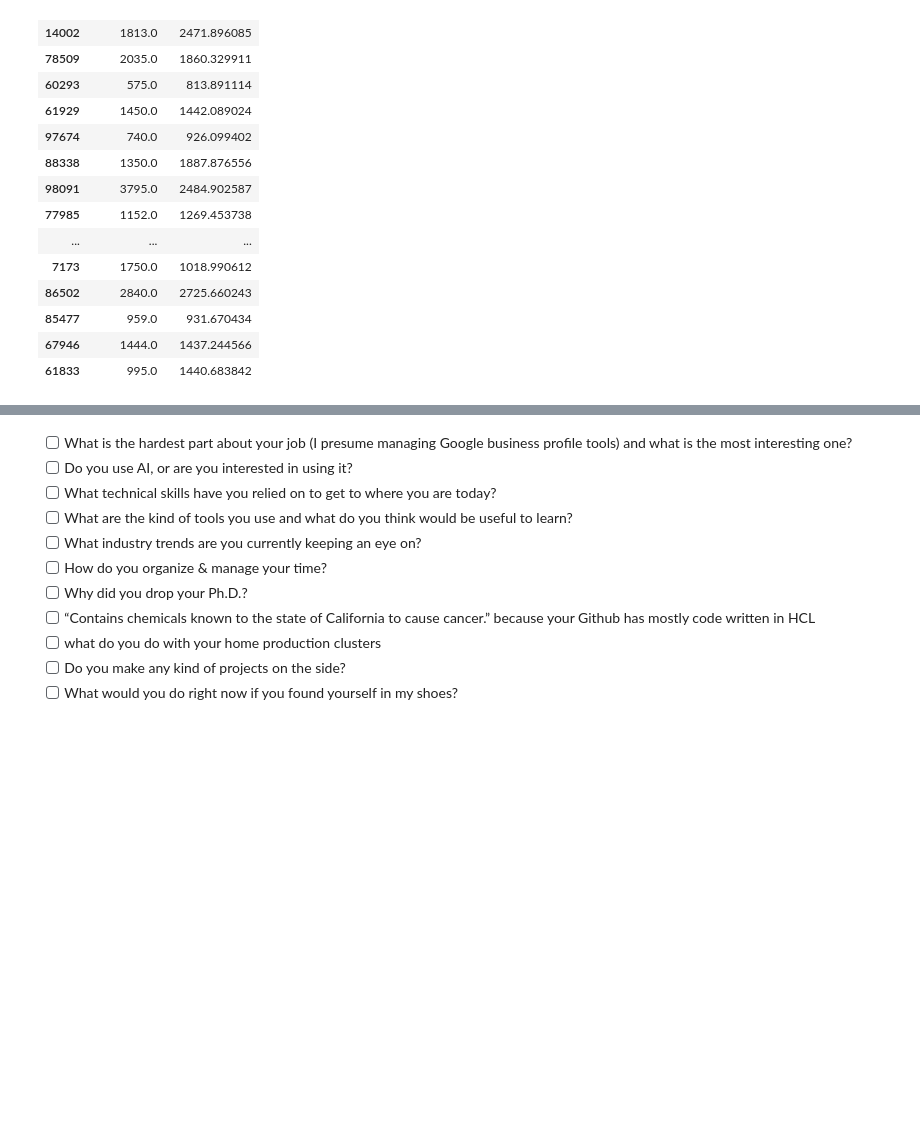
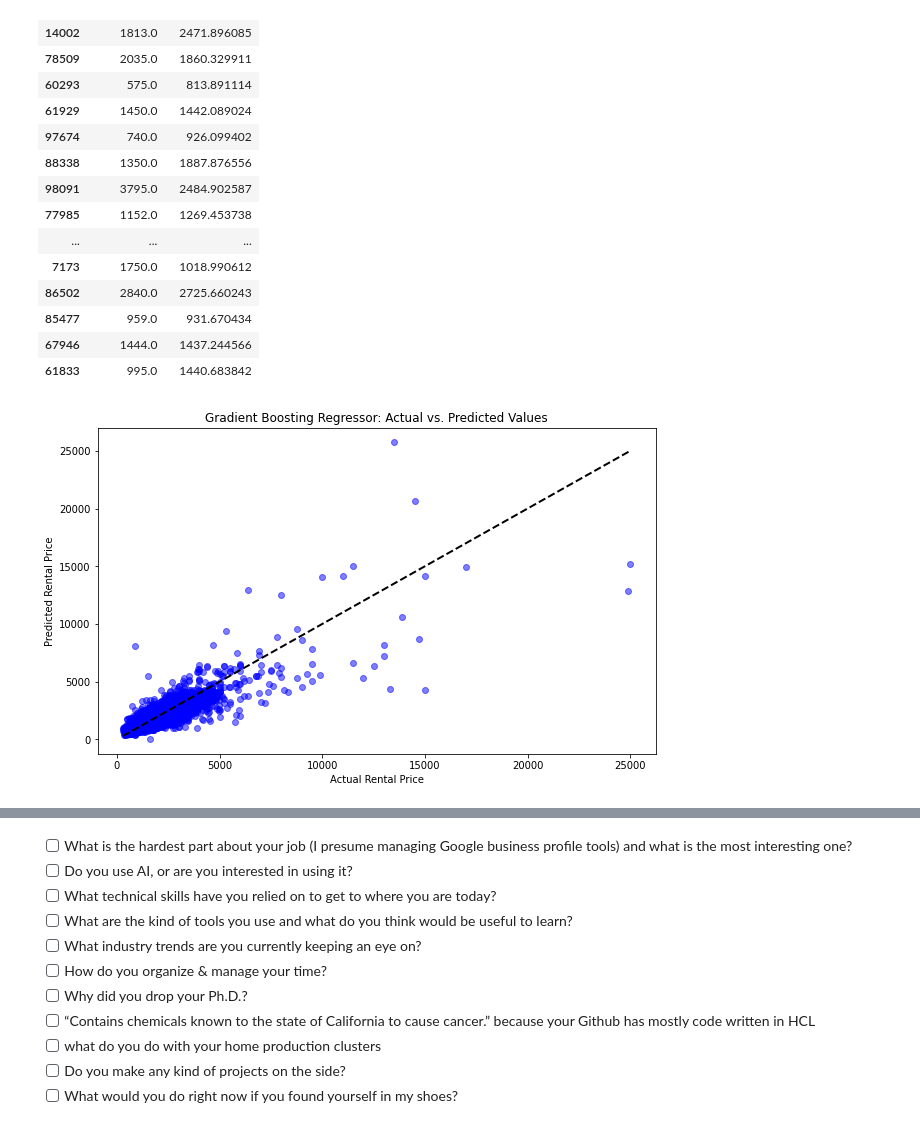
Before and after one commit to seyfal/ApartmentML, a Jupyter notebook: main.ipynb, the cells around one changed output, grey strips where cells are left out. Drawn from its saved outputs; the diff is of its cells as text; code cells hidden in the pictures; blank space fills up the shorter version.

Commit message:
Visualizations for GBR Model

```diff
--- a/main.ipynb
+++ b/main.ipynb
@@ -278,3 +280,15 @@ comparison_df.head(25)  # Display the first 25 comparisons
 | 85477 | 959.0 | 931.670434 |
 | 67946 | 1444.0 | 1437.244566 |
 | 61833 | 995.0 | 1440.683842 |
+# %%
+# Scatter plot
+plt.figure(figsize=(10, 6))
+plt.scatter(y_test, y_pred_gbr, color='blue', alpha=0.5)
+plt.plot([y_test.min(), y_test.max()], [y_test.min(),
+         y_test.max()], 'k--', lw=2)  # Diagonal line
+plt.xlabel('Actual Rental Price')
+plt.ylabel('Predicted Rental Price')
+plt.title('Gradient Boosting Regressor: Actual vs. Predicted Values')
+plt.show()
+# %% [output]
+[figure, added]
```
Also changed, not shown: parts of 3 cells of this notebook.
